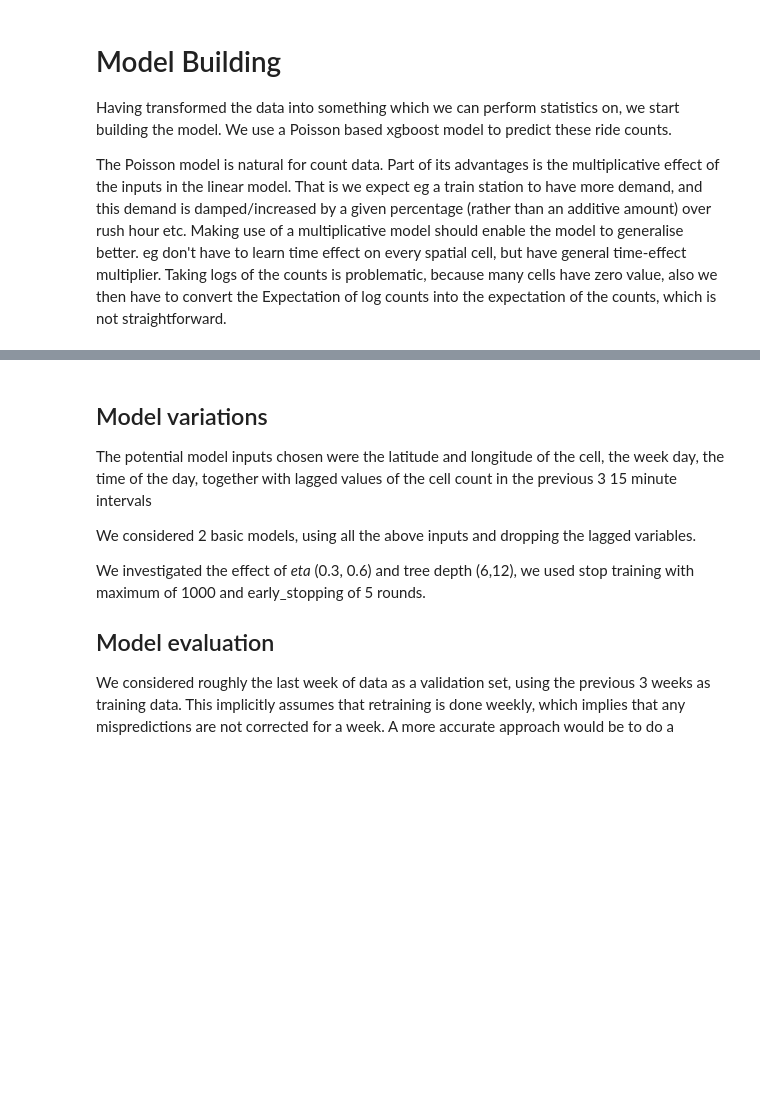
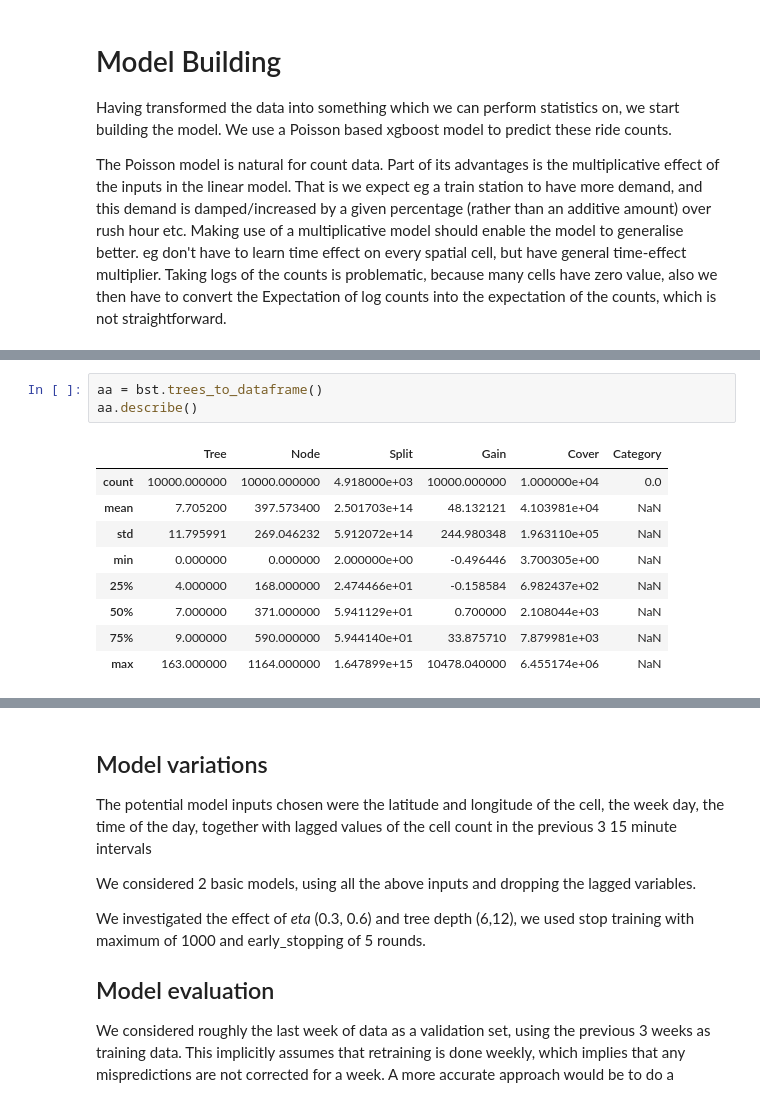
Before and after one commit to seanv507/rides, a Jupyter notebook: analysis_pl.ipynb, the cells around one changed output, grey strips where cells are left out. Cells and saved outputs as stored; diff of their text form; blank space fills up the shorter version.

```diff
--- a/analysis_pl.ipynb
+++ b/analysis_pl.ipynb
@@ -331,0 +327,13 @@ bst.attributes()
+# %%
+aa = bst.trees_to_dataframe()
+aa.describe()
+# %% [output]
+|  | Tree | Node | Split | Gain | Cover | Category |
+| count | 10000.000000 | 10000.000000 | 4.918000e+03 | 10000.000000 | 1.000000e+04 | 0.0 |
+| mean | 7.705200 | 397.573400 | 2.501703e+14 | 48.132121 | 4.103981e+04 | NaN |
+| std | 11.795991 | 269.046232 | 5.912072e+14 | 244.980348 | 1.963110e+05 | NaN |
+| min | 0.000000 | 0.000000 | 2.000000e+00 | -0.496446 | 3.700305e+00 | NaN |
+| 25% | 4.000000 | 168.000000 | 2.474466e+01 | -0.158584 | 6.982437e+02 | NaN |
+| 50% | 7.000000 | 371.000000 | 5.941129e+01 | 0.700000 | 2.108044e+03 | NaN |
+| 75% | 9.000000 | 590.000000 | 5.944140e+01 | 33.875710 | 7.879981e+03 | NaN |
+| max | 163.000000 | 1164.000000 | 1.647899e+15 | 10478.040000 | 6.455174e+06 | NaN |
```
Also changed, not shown: parts of 29 cells of this notebook, 2 other files.
